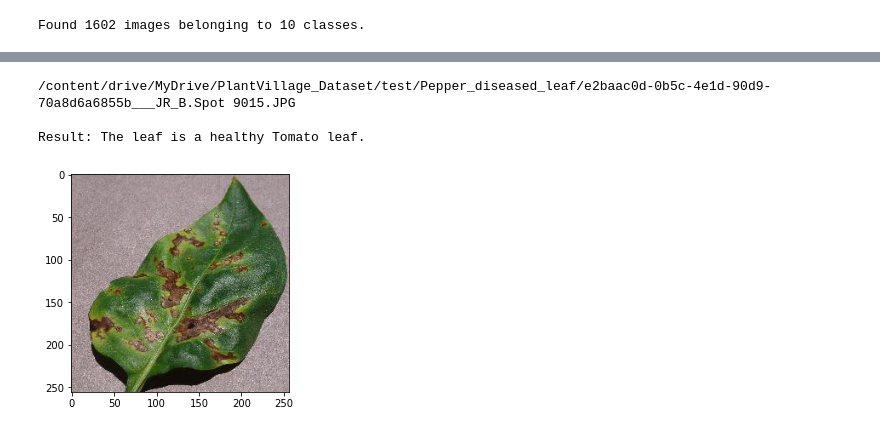
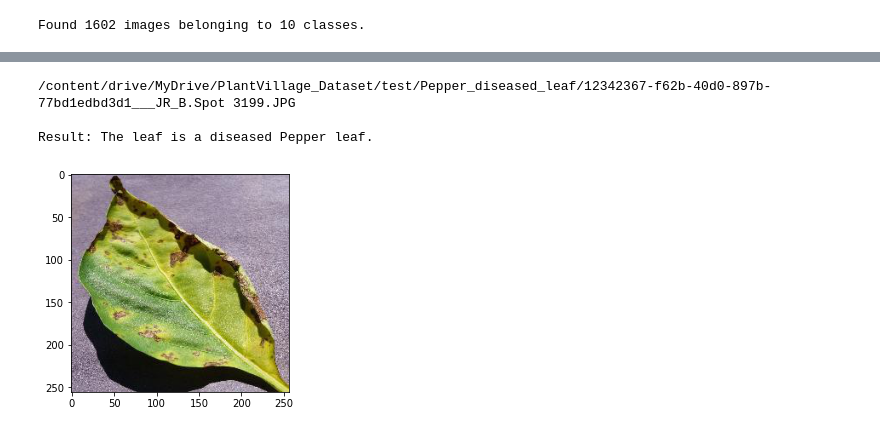
Before and after one commit to Trushali29/Artificial-Intelligence-In-Agritculture, a Jupyter notebook: LeafClassification.ipynb, the cells around one changed output, grey strips where cells are left out. Saved outputs shown, nothing was run; the diff lists cells and outputs as text; code cells hidden in the pictures.

```diff
--- a/LeafClassification.ipynb
+++ b/LeafClassification.ipynb
@@ -227,13 +229,13 @@ Result: The leaf is a diseased Corn leaf.
 # %%
 # diseased pepper leaf
-img_path = '/content/drive/MyDrive/PlantVillage_Dataset/test/Pepper_diseased_leaf/e2baac0d-0b5c-4e1d-90d9-70a8d6a6855b___JR_B.Spot 9015.JPG'
+img_path = '/content/drive/MyDrive/PlantVillage_Dataset/test/Pepper_diseased_leaf/12342367-f62b-40d0-897b-77bd1edbd3d1___JR_B.Spot 3199.JPG'
 im, output = outcome_and_image(img_path, model)
 im
 print(f'Result: {output}')
 # %% [output]
-/content/drive/MyDrive/PlantVillage_Dataset/test/Pepper_diseased_leaf/e2baac0d-0b5c-4e1d-90d9-70a8d6a6855b___JR_B.Spot 9015.JPG
+/content/drive/MyDrive/PlantVillage_Dataset/test/Pepper_diseased_leaf/12342367-f62b-40d0-897b-77bd1edbd3d1___JR_B.Spot 3199.JPG
 
-Result: The leaf is a healthy Tomato leaf.
+Result: The leaf is a diseased Pepper leaf.
-[figure, old version]
+[figure, new version]
 # %%
 # healthy pepper leaf
```
Also changed, not shown: parts of 15 cells of this notebook.
